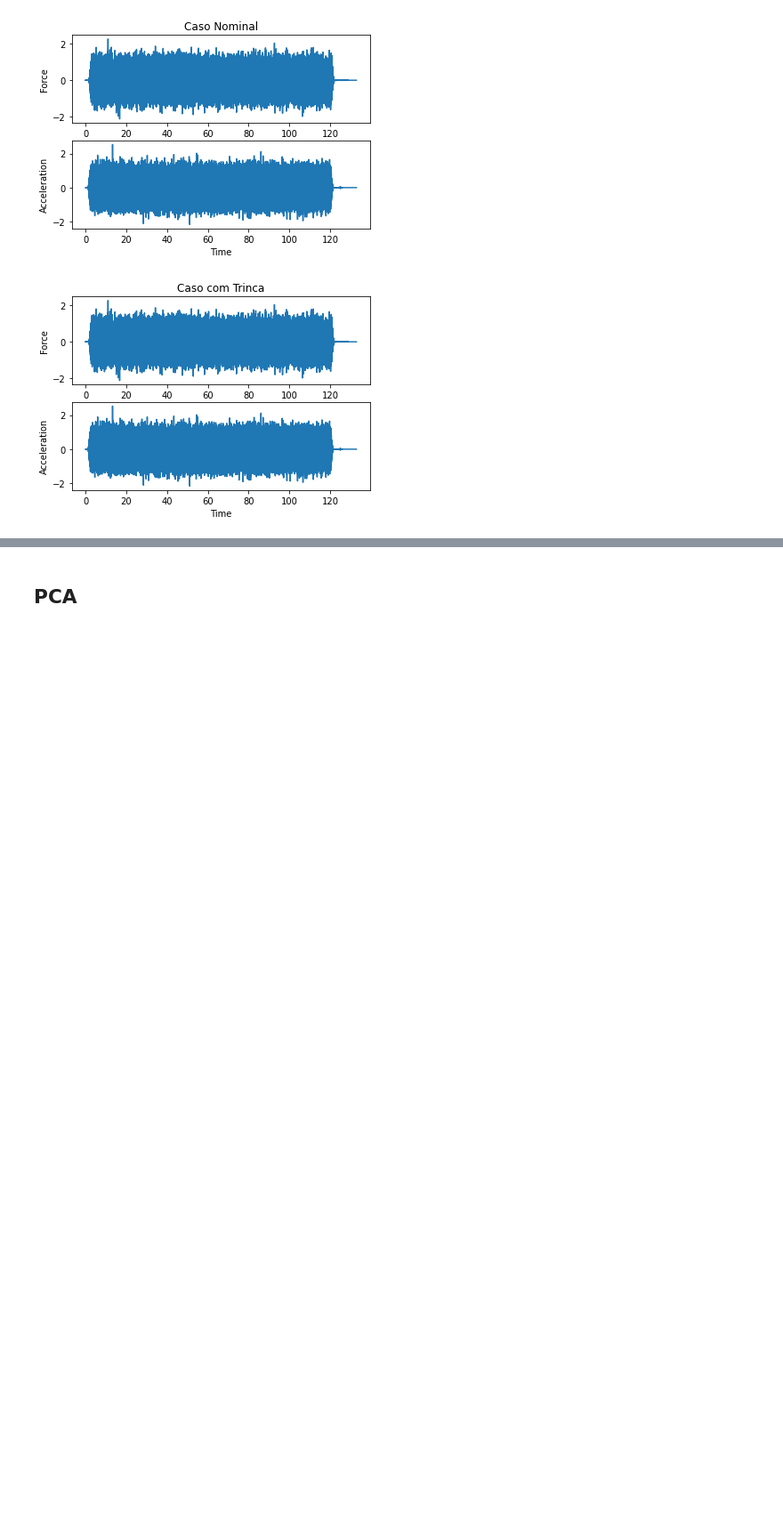
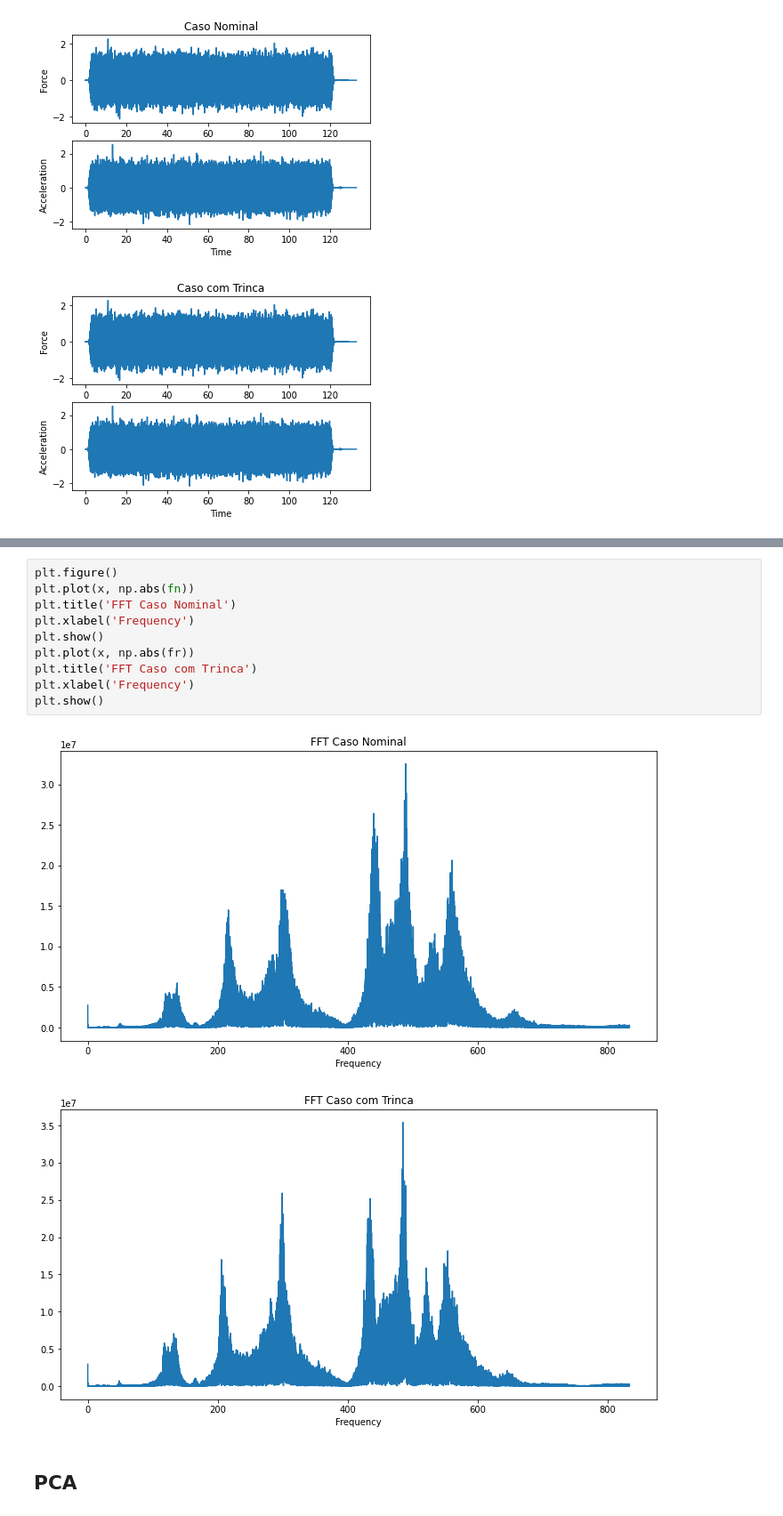
Before and after one commit to fefilizzola/HIML_TrabalhoFinal, a Jupyter notebook: trabalho_final(2).ipynb, the cells around one changed output, grey strips where cells are left out. Shown at 89% size. Drawn from its saved outputs; the diff is of its cells as text; blank space fills up the shorter version.

```diff
--- a/trabalho_final(2).ipynb
+++ b/trabalho_final(2).ipynb
@@ -178,2 +178,15 @@ plt.show()
+# %%
+plt.figure()
+plt.plot(x, np.abs(fn))
+plt.title('FFT Caso Nominal')
+plt.xlabel('Frequency')
+plt.show()
+plt.plot(x, np.abs(fr))
+plt.title('FFT Caso com Trinca')
+plt.xlabel('Frequency')
+plt.show()
+# %% [output]
+[figure, added]
+[figure, added]
 # %% [markdown]
 ## PCA
```
Also changed, not shown: parts of 6 cells of this notebook, 3 other files.
